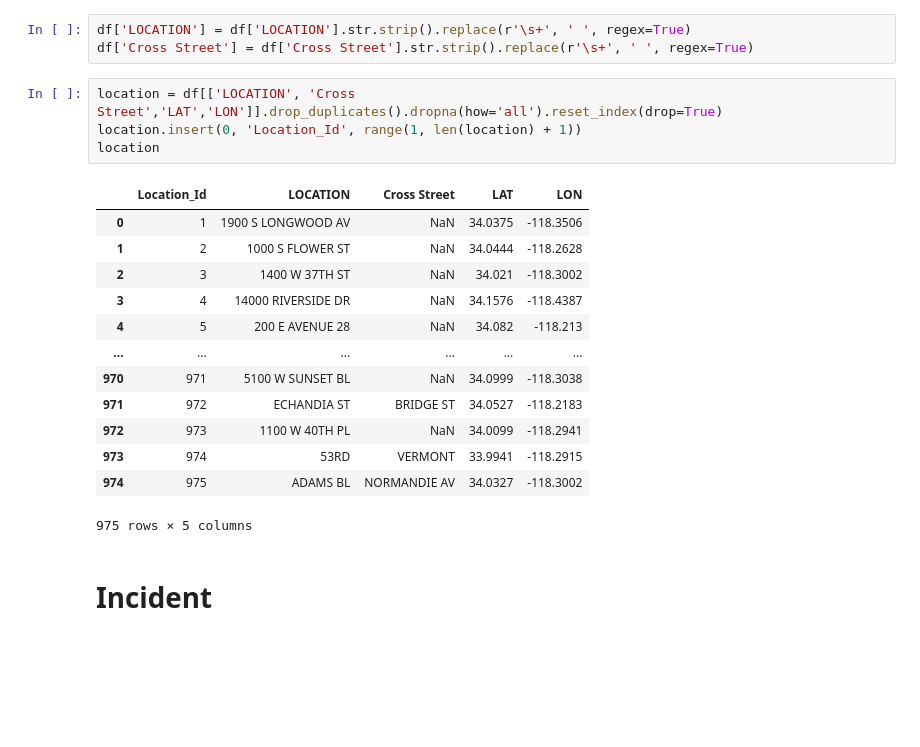
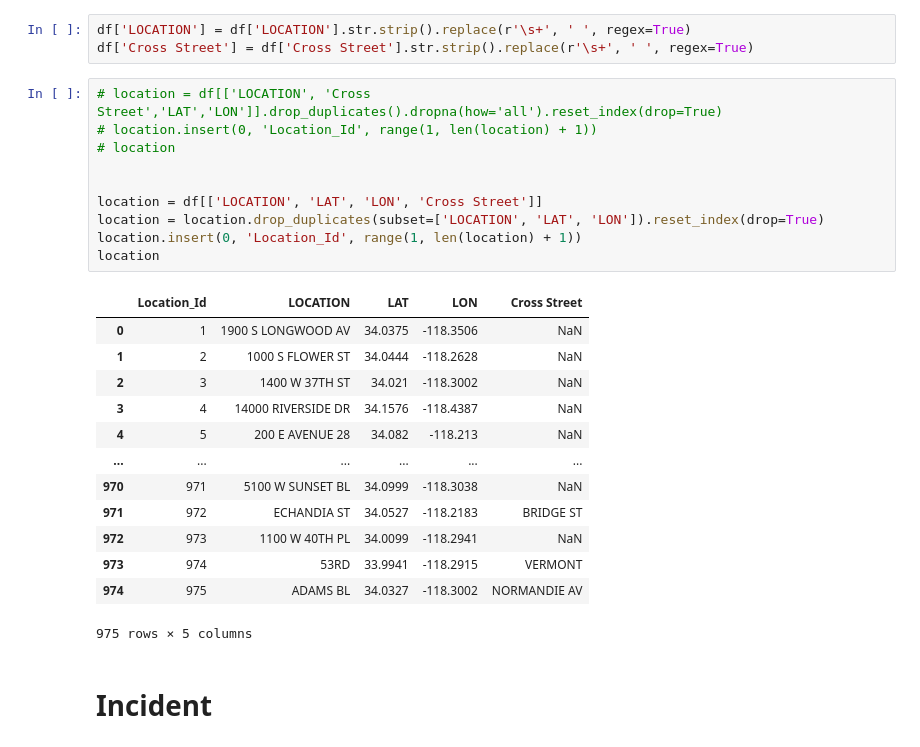
Before and after one commit to Elmerh14/LAPD-Database, a Jupyter notebook: Notebook.ipynb, the cells around one changed output. Drawn from its saved outputs; the diff is of its cells as text; blank space fills up the shorter version.

```diff
--- a/Notebook.ipynb
+++ b/Notebook.ipynb
@@ -202,22 +202,28 @@ Crime_Code
 df['LOCATION'] = df['LOCATION'].str.strip().replace(r'\s+', ' ', regex=True)
 df['Cross Street'] = df['Cross Street'].str.strip().replace(r'\s+', ' ', regex=True)
 # %%
-location = df[['LOCATION', 'Cross Street','LAT','LON']].drop_duplicates().dropna(how='all').reset_index(drop=True)
+# location = df[['LOCATION', 'Cross Street','LAT','LON']].drop_duplicates().dropna(how='all').reset_index(drop=True)
+# location.insert(0, 'Location_Id', range(1, len(location) + 1))
+# location
+
+
+location = df[['LOCATION', 'LAT', 'LON', 'Cross Street']]
+location = location.drop_duplicates(subset=['LOCATION', 'LAT', 'LON']).reset_index(drop=True)
 location.insert(0, 'Location_Id', range(1, len(location) + 1))
 location
 # %% [output]
-|  | Location_Id | LOCATION | Cross Street | LAT | LON |
-| 0 | 1 | 1900 S LONGWOOD AV | NaN | 34.0375 | -118.3506 |
-| 1 | 2 | 1000 S FLOWER ST | NaN | 34.0444 | -118.2628 |
-| 2 | 3 | 1400 W 37TH ST | NaN | 34.021 | -118.3002 |
-| 3 | 4 | 14000 RIVERSIDE DR | NaN | 34.1576 | -118.4387 |
-| 4 | 5 | 200 E AVENUE 28 | NaN | 34.082 | -118.213 |
+|  | Location_Id | LOCATION | LAT | LON | Cross Street |
+| 0 | 1 | 1900 S LONGWOOD AV | 34.0375 | -118.3506 | NaN |
+| 1 | 2 | 1000 S FLOWER ST | 34.0444 | -118.2628 | NaN |
+| 2 | 3 | 1400 W 37TH ST | 34.021 | -118.3002 | NaN |
+| 3 | 4 | 14000 RIVERSIDE DR | 34.1576 | -118.4387 | NaN |
+| 4 | 5 | 200 E AVENUE 28 | 34.082 | -118.213 | NaN |
 | ... | ... | ... | ... | ... | ... |
-| 970 | 971 | 5100 W SUNSET BL | NaN | 34.0999 | -118.3038 |
-| 971 | 972 | ECHANDIA ST | BRIDGE ST | 34.0527 | -118.2183 |
-| 972 | 973 | 1100 W 40TH PL | NaN | 34.0099 | -118.2941 |
-| 973 | 974 | 53RD | VERMONT | 33.9941 | -118.2915 |
-| 974 | 975 | ADAMS BL | NORMANDIE AV | 34.0327 | -118.3002 |
+| 970 | 971 | 5100 W SUNSET BL | 34.0999 | -118.3038 | NaN |
+| 971 | 972 | ECHANDIA ST | 34.0527 | -118.2183 | BRIDGE ST |
+| 972 | 973 | 1100 W 40TH PL | 34.0099 | -118.2941 | NaN |
+| 973 | 974 | 53RD | 33.9941 | -118.2915 | VERMONT |
+| 974 | 975 | ADAMS BL | 34.0327 | -118.3002 | NORMANDIE AV |
 975 rows × 5 columns
 # %% [markdown]
 # Incident
```
Also changed, not shown: 12 other files.
